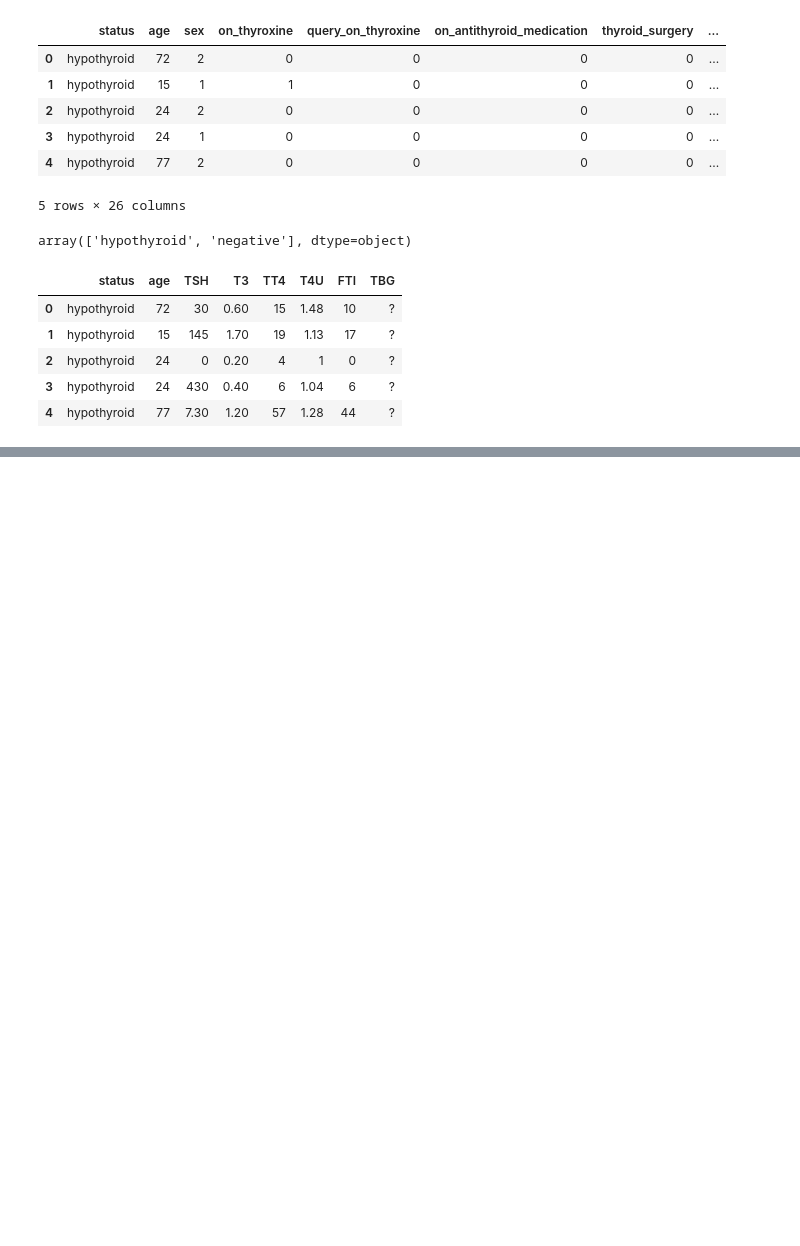
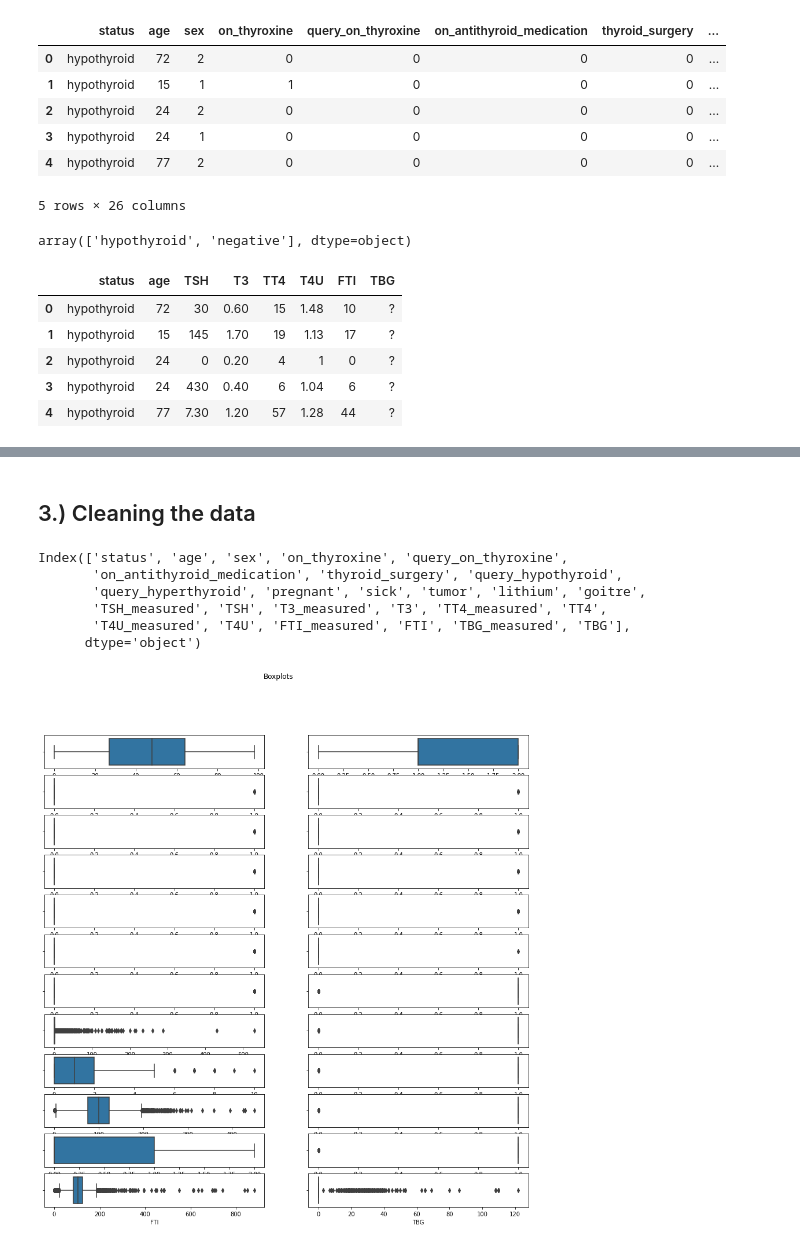
Before and after one commit to DaveChui/Machine-Learning-Algorithm-fro-Hyperthyroid-detection, a Jupyter notebook: Decision_Trees_and_SVM_Dave_Njoroge_IP.ipynb, the cells around one changed output, grey strips where cells are left out. Cells and saved outputs as stored; diff of their text form; code cells hidden in the pictures; blank space fills up the shorter version.

```diff
--- a/Decision_Trees_and_SVM_Dave_Njoroge_IP.ipynb
+++ b/Decision_Trees_and_SVM_Dave_Njoroge_IP.ipynb
@@ -267,0 +346,3 @@ obj_df.head()
+# %%
+hypothyroid['TBG'].replace("None", 0, inplace=True)
+hypothyroid.head()
@@ -267,0 +357,16 @@ obj_df.head()
+# %%
+#Converting the fields to integer data type
+
+hypothyroid['age'] = hypothyroid['age'].astype(int)
+hypothyroid['TSH'] = hypothyroid['TSH'].astype(float)
+hypothyroid['TSH'] = hypothyroid['TSH'].astype(int)
+hypothyroid['T3'] = hypothyroid['T3'].astype(float)
+hypothyroid['T3'] = hypothyroid['T3'].astype(int)
+hypothyroid['TT4'] = hypothyroid['TT4'].astype(float)
+hypothyroid['TT4'] = hypothyroid['TT4'].astype(int)
+hypothyroid['T4U'] = hypothyroid['T4U'].astype(float)
+hypothyroid['T4U'] = hypothyroid['T4U'].astype(int)
+hypothyroid['FTI'] = hypothyroid['FTI'].astype(float)
+hypothyroid['FTI'] = hypothyroid['FTI'].astype(int)
+hypothyroid['TBG'] = hypothyroid['TBG'].astype(float)
+hypothyroid['TBG'] = hypothyroid['TBG'].astype(int)
@@ -267,0 +412,47 @@ obj_df.head()
+# %% [markdown]
+## 3.) Cleaning the data
+# %%
+#Checking the dataset columns
+hypothyroid.columns
+# %% [output]
+Index(['status', 'age', 'sex', 'on_thyroxine', 'query_on_thyroxine',
+       'on_antithyroid_medication', 'thyroid_surgery', 'query_hypothyroid',
+       'query_hyperthyroid', 'pregnant', 'sick', 'tumor', 'lithium', 'goitre',
+       'TSH_measured', 'TSH', 'T3_measured', 'T3', 'TT4_measured', 'TT4',
+       'T4U_measured', 'T4U', 'FTI_measured', 'FTI', 'TBG_measured', 'TBG'],
+      dtype='object')
+# %%
+# Checking for Outliers
+#
+import matplotlib.pyplot as plt
+
+fig, ((ax1, ax2), (ax3, ax4),(ax5, ax6), (ax7, ax8), (ax9, ax10), (ax11, ax12), (ax13, ax14), (ax15, ax16), (ax17, ax18), (ax19, ax20),(ax21,ax22),(ax23,ax24)) = plt.subplots(12,2, figsize=(15, 15))
+fig.suptitle('Boxplots')
+
+sns.boxplot(hypothyroid['age'], ax=ax1)
+sns.boxplot(hypothyroid['sex'], ax=ax2)
+sns.boxplot(hypothyroid['query_on_thyroxine'], ax=ax3)
+sns.boxplot(hypothyroid['on_thyroxine'], ax=ax4)
+sns.boxplot(hypothyroid['on_antithyroid_medication'], ax=ax5)
+sns.boxplot(hypothyroid['thyroid_surgery'], ax=ax6)
+sns.boxplot(hypothyroid['query_hypothyroid'], ax=ax7)
+sns.boxplot(hypothyroid['query_hyperthyroid'], ax=ax8)
+sns.boxplot(hypothyroid['pregnant'], ax=ax9)
+sns.boxplot(hypothyroid['sick'], ax=ax10)
+sns.boxplot(hypothyroid['tumor'], ax=ax11)
+sns.boxplot(hypothyroid['lithium'], ax=ax12)
+sns.boxplot(hypothyroid['goitre'], ax=ax13)
+sns.boxplot(hypothyroid['TSH_measured'], ax=ax14)
+sns.boxplot(hypothyroid['TSH'], ax=ax15)
+sns.boxplot(hypothyroid['T3_measured'], ax=ax16)
+sns.boxplot(hypothyroid['T3'], ax=ax17)
+sns.boxplot(hypothyroid['TT4_measured'], ax=ax18)
+sns.boxplot(hypothyroid['TT4'], ax=ax19)
+sns.boxplot(hypothyroid['T4U_measured'], ax=ax20)
+sns.boxplot(hypothyroid['T4U'], ax=ax21)
+sns.boxplot(hypothyroid['FTI_measured'], ax=ax22)
+sns.boxplot(hypothyroid['FTI'], ax=ax23)
+sns.boxplot(hypothyroid['TBG'], ax=ax24)
+plt.show()
+# %% [output]
+[figure, added]
```
Also changed, not shown: parts of 45 cells of this notebook.
